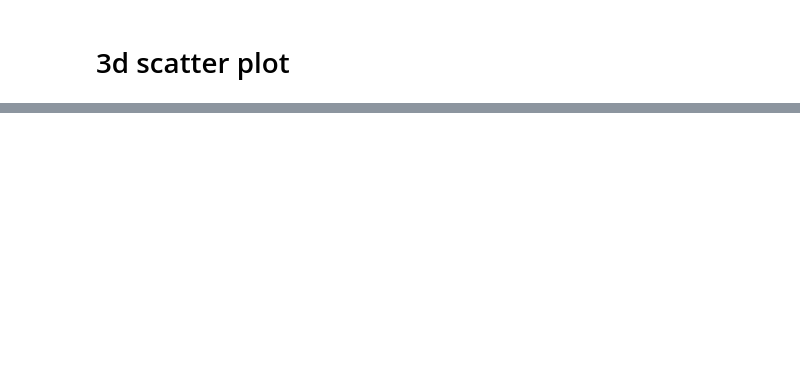
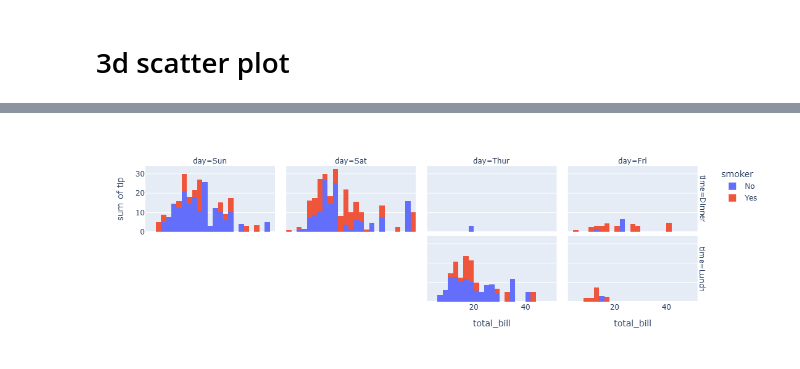
Before and after one commit to pankaj-2708/Data-Science, a Jupyter notebook: 7_plotly/0_file1.ipynb, the cells around one changed output, grey strips where cells are left out. Cells and saved outputs as stored; diff of their text form; code cells hidden in the pictures; blank space fills up the shorter version.

```diff
--- a/7_plotly/0_file1.ipynb
+++ b/7_plotly/0_file1.ipynb
@@ -151,0 +152,4 @@ px.scatter(tips, x="total_bill", y="tip", color="smoker", facet_col="sex")
+# %%
+px.histogram(tips, x="total_bill", y="tip", color="smoker", facet_col="day",facet_row='time',facet_col_wrap=2)
+# %% [output]
+[figure, added]
```
Also changed, not shown: parts of 13 cells of this notebook, 29 other files.
